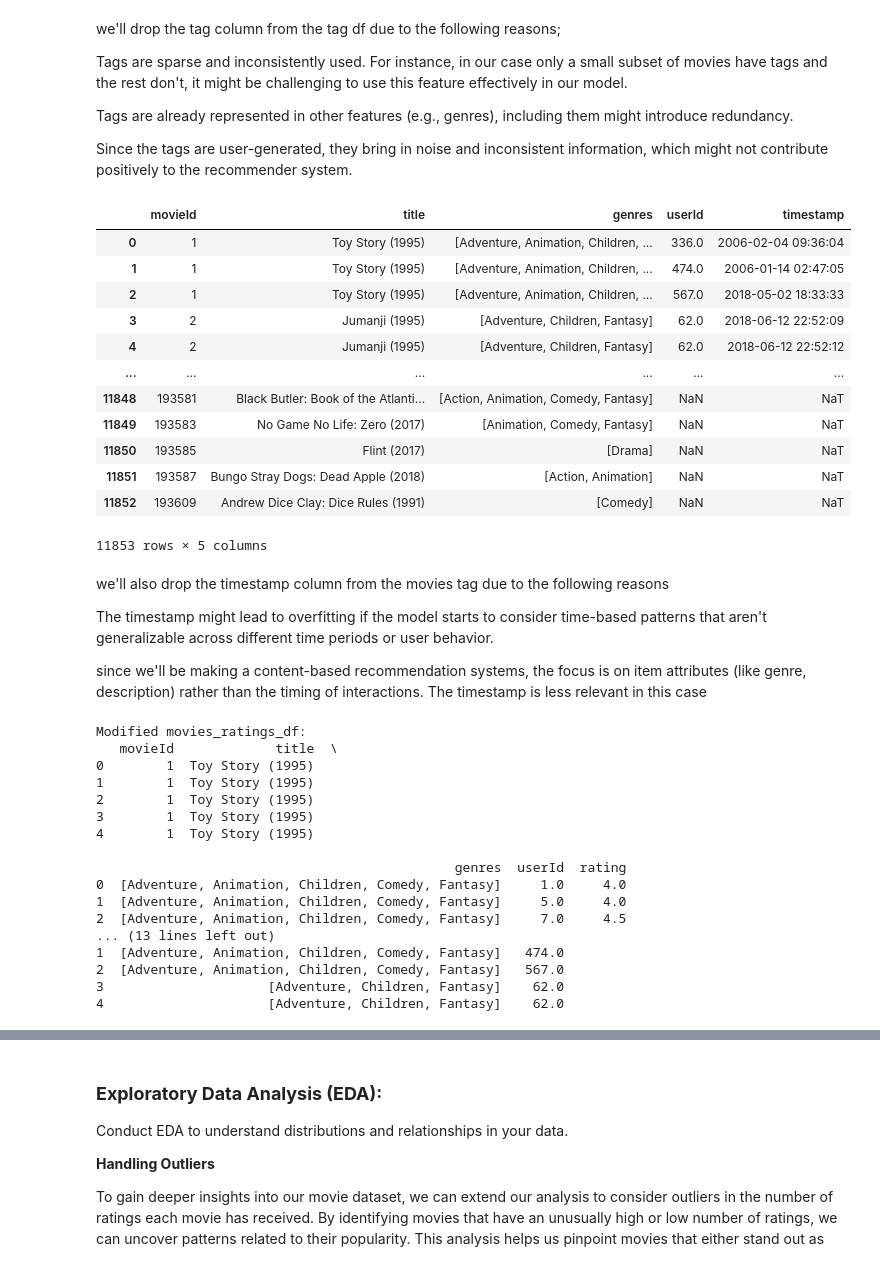
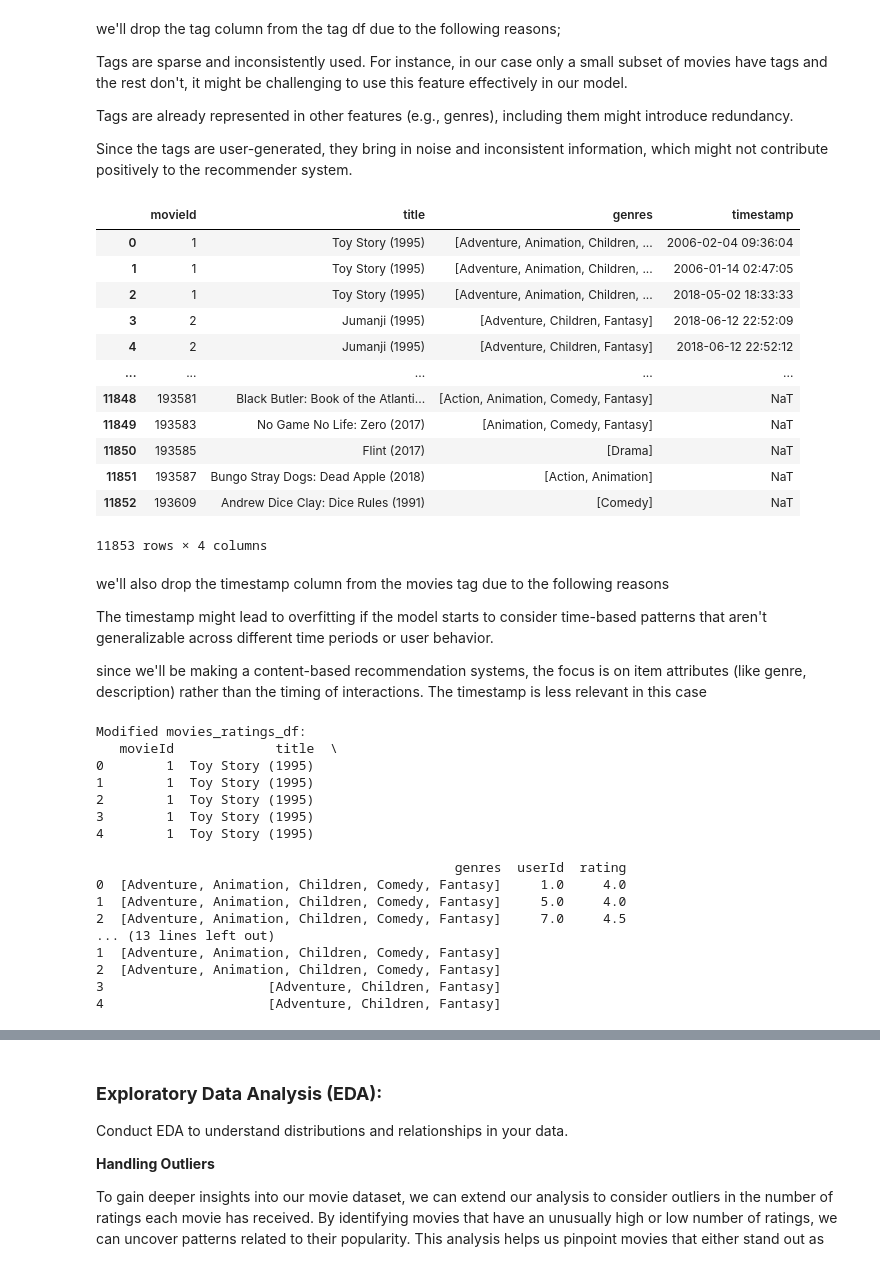
Before and after one commit to TyrionCodister/FlickFlare--Movie--Recommendation--System, a Jupyter notebook: Movie Recommendation System.ipynb, the cells around one changed output, grey strips where cells are left out. Saved outputs shown, nothing was run; the diff lists cells and outputs as text; code cells hidden in the pictures.

```diff
--- a/Movie Recommendation System.ipynb
+++ b/Movie Recommendation System.ipynb
@@ -332,24 +332,24 @@ Tags are already represented in other features (e.g., genres), including them mi
 Since the tags are user-generated, they bring in noise  and inconsistent information, which might not contribute positively to the recommender system.
 # %%
 # Drop the 'tags' column
-tags_df_dropped = movies_tags_df.drop(columns=['tag'])
+tags_df_dropped = movies_tags_df.drop(columns=['tag', 'userId'])
 
 # Display the modified DataFrame
 tags_df_dropped
 # %% [output]
-|  | movieId | title | genres | userId | timestamp |
-| 0 | 1 | Toy Story (1995) | [Adventure, Animation, Children, ... | 336.0 | 2006-02-04 09:36:04 |
-| 1 | 1 | Toy Story (1995) | [Adventure, Animation, Children, ... | 474.0 | 2006-01-14 02:47:05 |
-| 2 | 1 | Toy Story (1995) | [Adventure, Animation, Children, ... | 567.0 | 2018-05-02 18:33:33 |
-| 3 | 2 | Jumanji (1995) | [Adventure, Children, Fantasy] | 62.0 | 2018-06-12 22:52:09 |
-| 4 | 2 | Jumanji (1995) | [Adventure, Children, Fantasy] | 62.0 | 2018-06-12 22:52:12 |
-| ... | ... | ... | ... | ... | ... |
-| 11848 | 193581 | Black Butler: Book of the Atlanti... | [Action, Animation, Comedy, Fantasy] | NaN | NaT |
-| 11849 | 193583 | No Game No Life: Zero (2017) | [Animation, Comedy, Fantasy] | NaN | NaT |
-| 11850 | 193585 | Flint (2017) | [Drama] | NaN | NaT |
-| 11851 | 193587 | Bungo Stray Dogs: Dead Apple (2018) | [Action, Animation] | NaN | NaT |
-| 11852 | 193609 | Andrew Dice Clay: Dice Rules (1991) | [Comedy] | NaN | NaT |
+|  | movieId | title | genres | timestamp |
+| 0 | 1 | Toy Story (1995) | [Adventure, Animation, Children, ... | 2006-02-04 09:36:04 |
+| 1 | 1 | Toy Story (1995) | [Adventure, Animation, Children, ... | 2006-01-14 02:47:05 |
+| 2 | 1 | Toy Story (1995) | [Adventure, Animation, Children, ... | 2018-05-02 18:33:33 |
+| 3 | 2 | Jumanji (1995) | [Adventure, Children, Fantasy] | 2018-06-12 22:52:09 |
+| 4 | 2 | Jumanji (1995) | [Adventure, Children, Fantasy] | 2018-06-12 22:52:12 |
+| ... | ... | ... | ... | ... |
+| 11848 | 193581 | Black Butler: Book of the Atlanti... | [Action, Animation, Comedy, Fantasy] | NaT |
+| 11849 | 193583 | No Game No Life: Zero (2017) | [Animation, Comedy, Fantasy] | NaT |
+| 11850 | 193585 | Flint (2017) | [Drama] | NaT |
+| 11851 | 193587 | Bungo Stray Dogs: Dead Apple (2018) | [Action, Animation] | NaT |
+| 11852 | 193609 | Andrew Dice Clay: Dice Rules (1991) | [Comedy] | NaT |
-11853 rows × 5 columns
+11853 rows × 4 columns
 # %% [markdown]
 we'll also drop the timestamp column from the movies tag due to the following reasons
 
@@ -385,10 +385,10 @@ Modified movies_ratings_df:
 1  [Adventure, Animation, Children, Comedy, Fantasy]     5.0     4.0
 2  [Adventure, Animation, Children, Comedy, Fantasy]     7.0     4.5
 ... (13 lines left out)
-1  [Adventure, Animation, Children, Comedy, Fantasy]   474.0
-2  [Adventure, Animation, Children, Comedy, Fantasy]   567.0
-3                     [Adventure, Children, Fantasy]    62.0
-4                     [Adventure, Children, Fantasy]    62.0
+1  [Adventure, Animation, Children, Comedy, Fantasy]
+2  [Adventure, Animation, Children, Comedy, Fantasy]
+3                     [Adventure, Children, Fantasy]
+4                     [Adventure, Children, Fantasy]
 # %%
 #This approach ensures that all relevant data from tags_df, ratings_df, is included in final_df, without duplicating columns like movieId, title, and genre.
 
```
Also changed, not shown: parts of 18 cells of this notebook.
